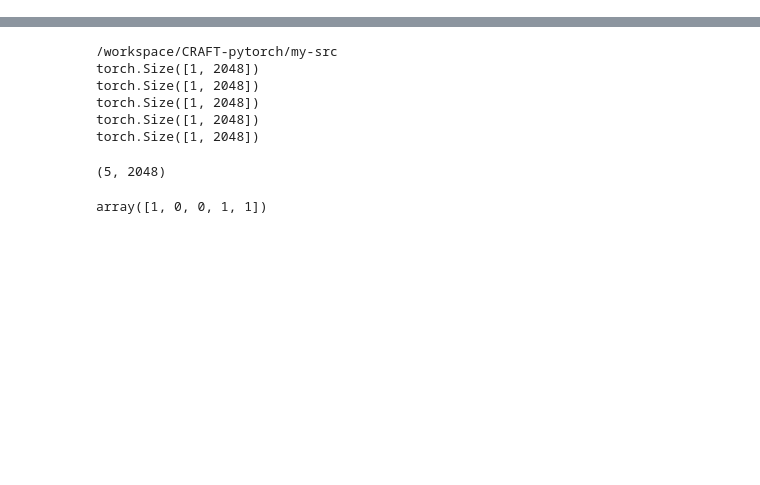
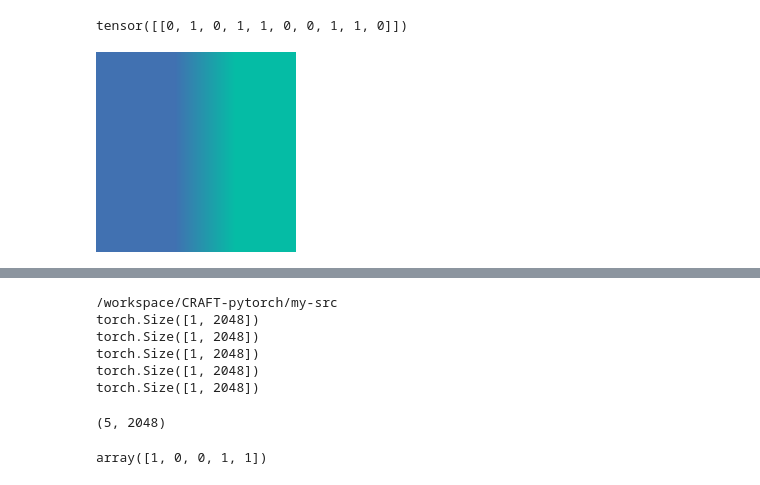
Before and after one commit to w121211/CRAFT-pytorch, a Jupyter notebook: debug.ipynb, the cells around one changed output, grey strips where cells are left out. Drawn from its saved outputs; the diff is of its cells as text; code cells hidden in the pictures; blank space fills up the shorter version.

```diff
--- a/debug.ipynb
+++ b/debug.ipynb
@@ -17,3 +17,33 @@ import torch.nn.functional as F
 from torchvision import models
 import torchvision.transforms as transforms
 from torchsummary import summary
+# %%
+torch.randint(0, 2, (1, 10))
+# %% [output]
+tensor([[0, 1, 0, 1, 1, 0, 0, 1, 1, 0]])
+# %%
+import cairo
+
+surface = cairo.ImageSurface(cairo.FORMAT_ARGB32, 200, 200)
+cr = cairo.Context(surface)
+cr.scale(200, 200)
+
+# pat = cairo.LinearGradient(0, 0, 0, 1)
+pat = cairo.LinearGradient(0, 0, 1, 0)
+
+for rgb in np.random.uniform(0, 1, (2, 4)):
+    pat.add_color_stop_rgba(*rgb, 1)
+
+# pat.add_color_stop_rgba(1, 0, 0, 0, 1)
+# pat.add_color_stop_rgba(0, 1, 1, 1, 1)
+cr.rectangle(0, 0, 1, 1)
+cr.set_source(pat)
+cr.fill()
+
+data = np.ndarray(
+    shape=(200, 200, 4), dtype=np.uint8, buffer=surface.get_data()
+)
+im = Image.fromarray(data)
+im
+# %% [output]
+[figure, added]
```
Also changed, not shown: parts of 6 cells of this notebook, 12 other files.
